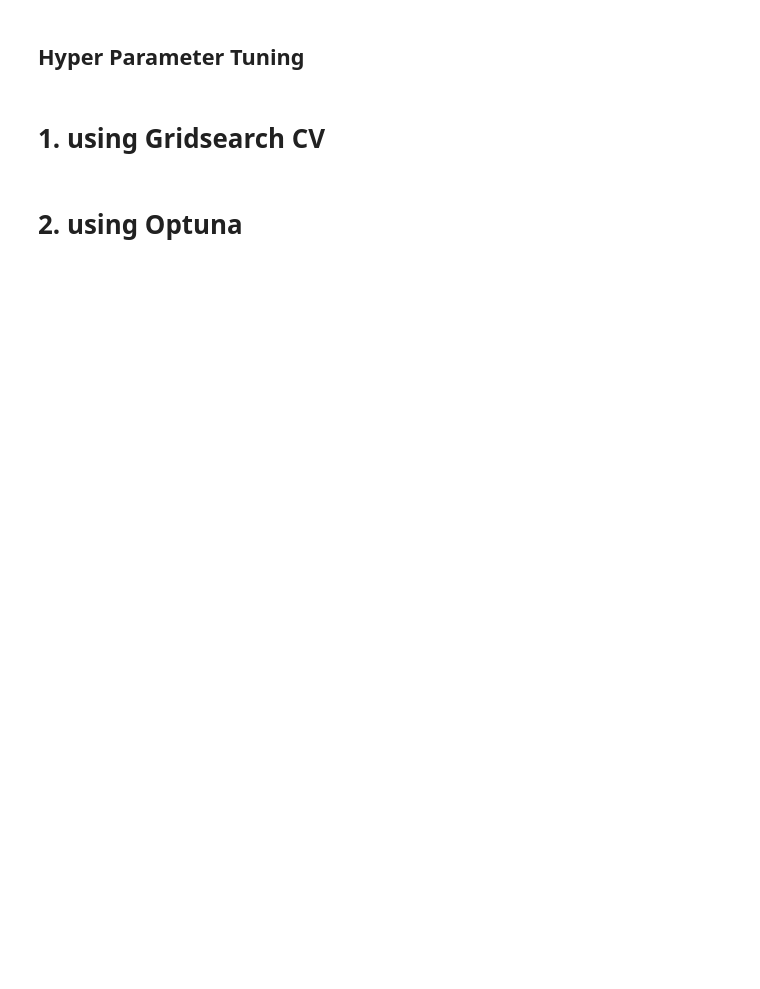
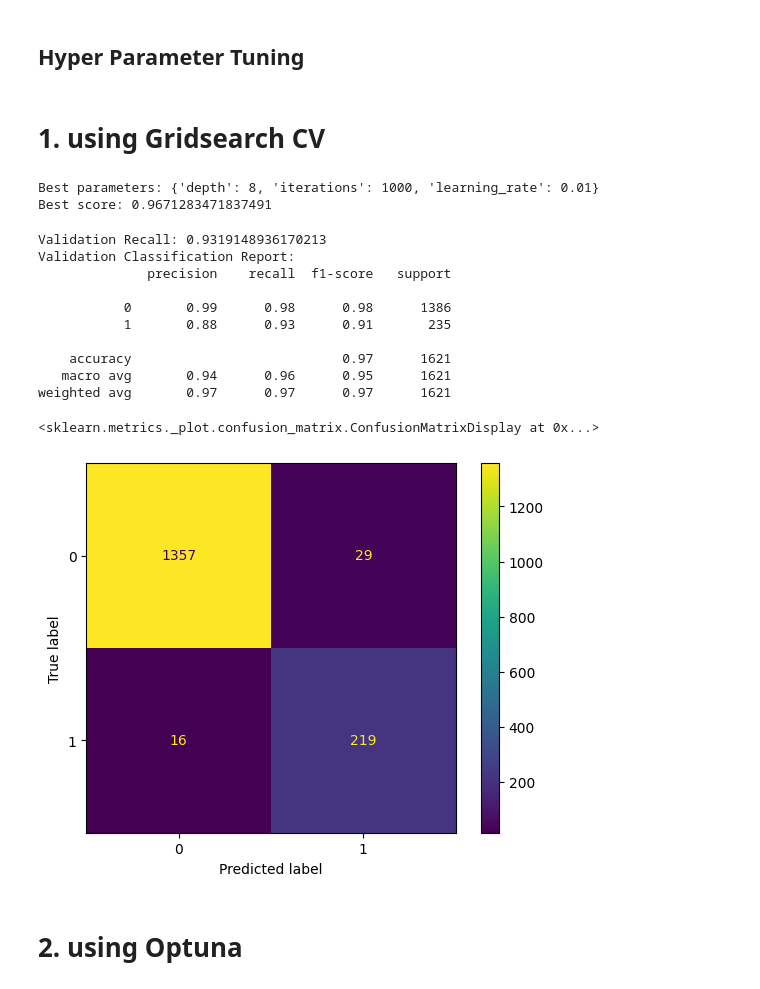
Before and after one commit to McGill-MMA-EnterpriseAnalytics/customer_churn_2024, a Jupyter notebook: Modelling/CatBoost.ipynb, the cells around one changed output. Drawn from its saved outputs; the diff is of its cells as text; code cells hidden in the pictures; blank space fills up the shorter version.

```diff
--- a/Modelling/CatBoost.ipynb
+++ b/Modelling/CatBoost.ipynb
@@ -69,7 +104,7 @@ param_grid = {
 }
 
 # Setup the grid search
-grid_search = GridSearchCV(estimator=model, param_grid=param_grid, scoring='accuracy', cv=5, n_jobs=-1)
+grid_search = GridSearchCV(estimator=model, param_grid=param_grid, scoring='recall', cv=5, n_jobs=-1)
 
 # Fit the grid search to the data
 final_model_cat_grid = grid_search.fit(X_train_res, y_train_res)
@@ -80,6 +115,39 @@ best_score = grid_search.best_score_
 
 print(f"Best parameters: {best_parameters}")
 print(f"Best score: {best_score}")
+# %% [output]
+Best parameters: {'depth': 8, 'iterations': 1000, 'learning_rate': 0.01}
+Best score: 0.9671283471837491
+# %%
+# Retrieve the best parameters and fit the model again
+model_with_best_params = CatBoostClassifier(**best_parameters, verbose=0)
+model_with_best_params.fit(X_train_res, y_train_res)
+
+# Predict on the validation set
+y_val_pred = model_with_best_params.predict(X_val)
+
+# Evaluate the performance
+val_recall_grid = recall_score(y_val, y_val_pred)
+val_classification_report_grid = classification_report(y_val, y_val_pred)
+
+print(f"Validation Recall: {val_recall_grid}")
+print(f"Validation Classification Report:\n{val_classification_report_grid}")
+
+# confusion matrix on test set
+ConfusionMatrixDisplay.from_predictions(y_val, y_val_pred)
+# %% [output]
+Validation Recall: 0.9319148936170213
+Validation Classification Report:
+              precision    recall  f1-score   support
+
+           0       0.99      0.98      0.98      1386
+           1       0.88      0.93      0.91       235
+
+    accuracy                           0.97      1621
+   macro avg       0.94      0.96      0.95      1621
+weighted avg       0.97      0.97      0.97      1621
+<sklearn.metrics._plot.confusion_matrix.ConfusionMatrixDisplay at 0x...>
+[figure, added]
 # %% [markdown]
 # 2. using Optuna
 # %%
```
Also changed, not shown: parts of 14 cells of this notebook, 6 other files.
